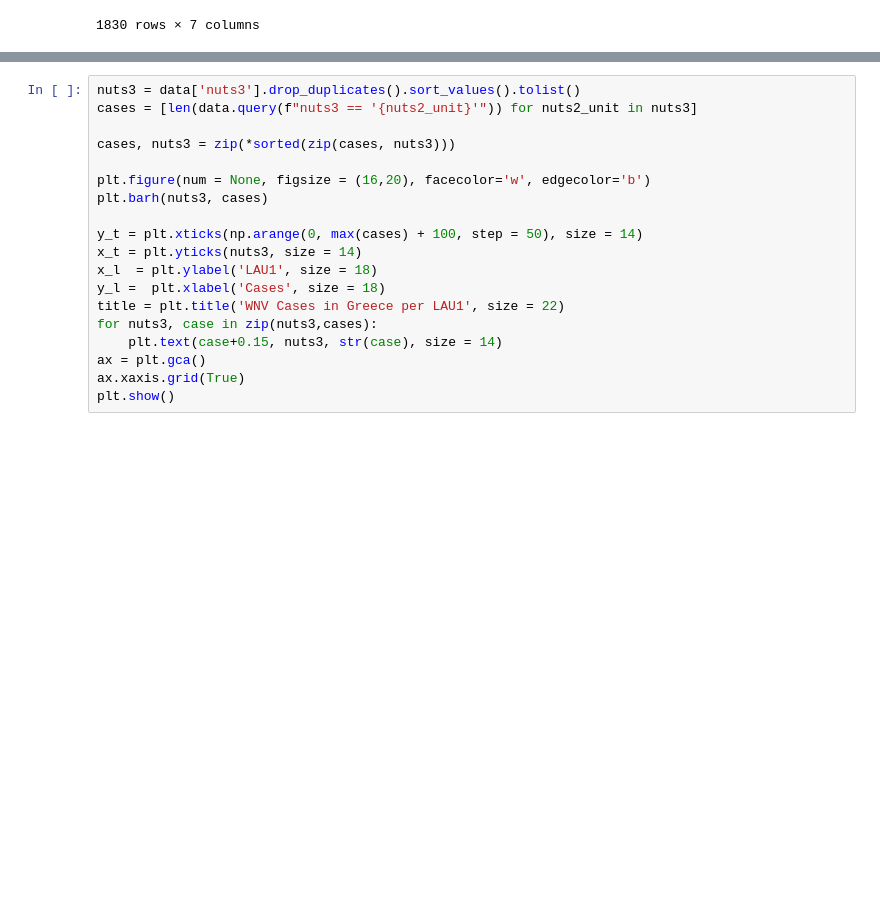
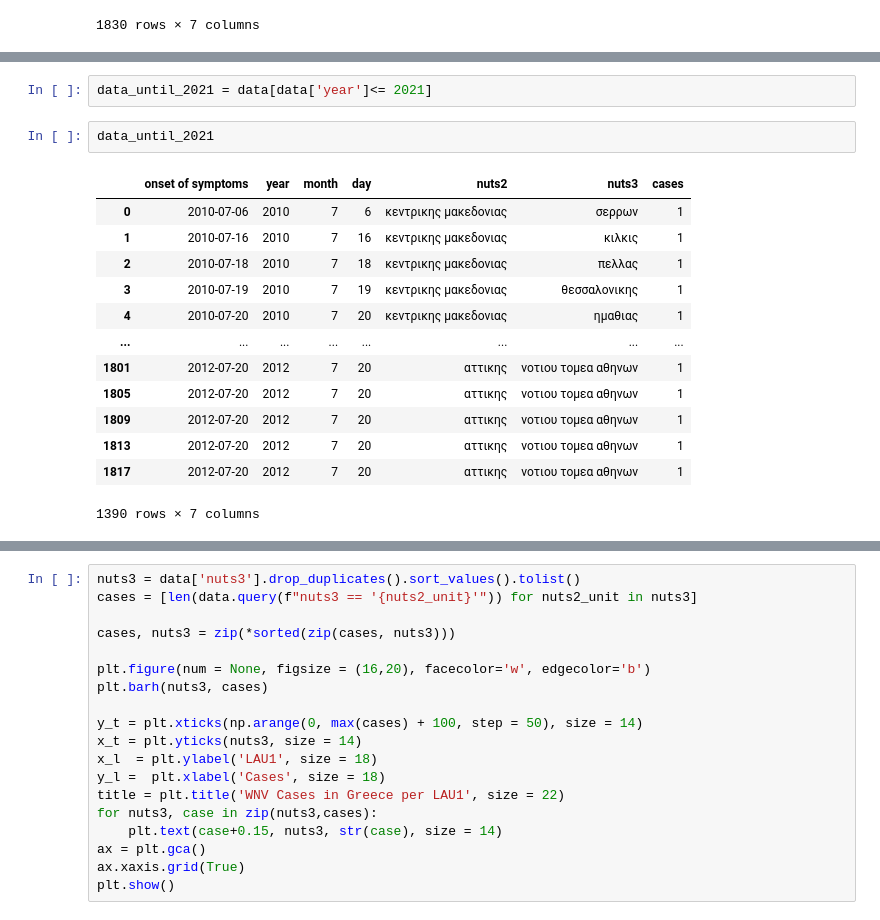
Before and after one commit to dsainidis/MBD-Prediction, a Jupyter notebook: NUTS3 Level/Greece/notebooks/GR_WNV_2010-2023_Data_Exploration.ipynb, the cells around one changed output, grey strips where cells are left out. Saved outputs shown, nothing was run; the diff lists cells and outputs as text; blank space fills up the shorter version.

```diff
--- a/NUTS3 Level/Greece/notebooks/GR_WNV_2010-2023_Data_Exploration.ipynb
+++ b/NUTS3 Level/Greece/notebooks/GR_WNV_2010-2023_Data_Exploration.ipynb
@@ -307,3 +307,21 @@ ax.xaxis.grid(True)
 plt.show()
 # %% [output]
 [figure]
+# %%
+data_until_2021 = data[data['year']<= 2021]
+# %%
+data_until_2021
+# %% [output]
+|  | onset of symptoms | year | month | day | nuts2 | nuts3 | cases |
+| 0 | 2010-07-06 | 2010 | 7 | 6 | κεντρικης μακεδονιας | σερρων | 1 |
+| 1 | 2010-07-16 | 2010 | 7 | 16 | κεντρικης μακεδονιας | κιλκις | 1 |
+| 2 | 2010-07-18 | 2010 | 7 | 18 | κεντρικης μακεδονιας | πελλας | 1 |
+| 3 | 2010-07-19 | 2010 | 7 | 19 | κεντρικης μακεδονιας | θεσσαλονικης | 1 |
+| 4 | 2010-07-20 | 2010 | 7 | 20 | κεντρικης μακεδονιας | ημαθιας | 1 |
+| ... | ... | ... | ... | ... | ... | ... | ... |
+| 1801 | 2012-07-20 | 2012 | 7 | 20 | αττικης | νοτιου τομεα αθηνων | 1 |
+| 1805 | 2012-07-20 | 2012 | 7 | 20 | αττικης | νοτιου τομεα αθηνων | 1 |
+| 1809 | 2012-07-20 | 2012 | 7 | 20 | αττικης | νοτιου τομεα αθηνων | 1 |
+| 1813 | 2012-07-20 | 2012 | 7 | 20 | αττικης | νοτιου τομεα αθηνων | 1 |
+| 1817 | 2012-07-20 | 2012 | 7 | 20 | αττικης | νοτιου τομεα αθηνων | 1 |
+1390 rows × 7 columns
```
Also changed, not shown: parts of 3 cells of this notebook, 48 other files.
